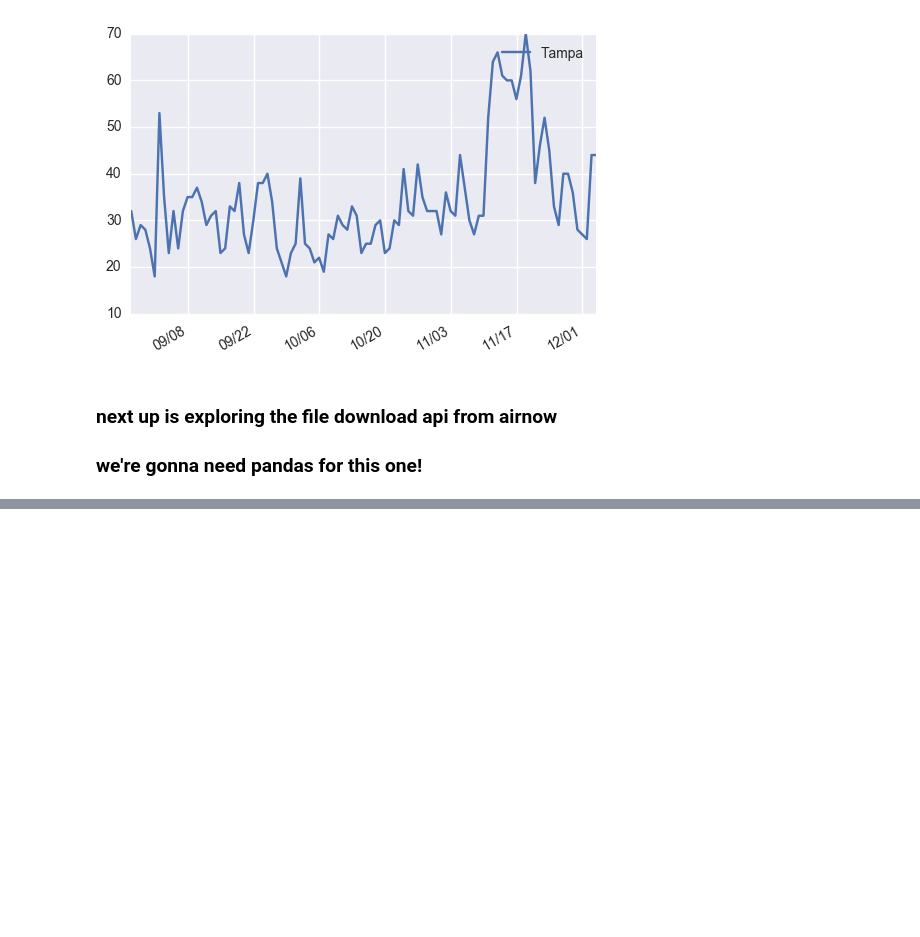
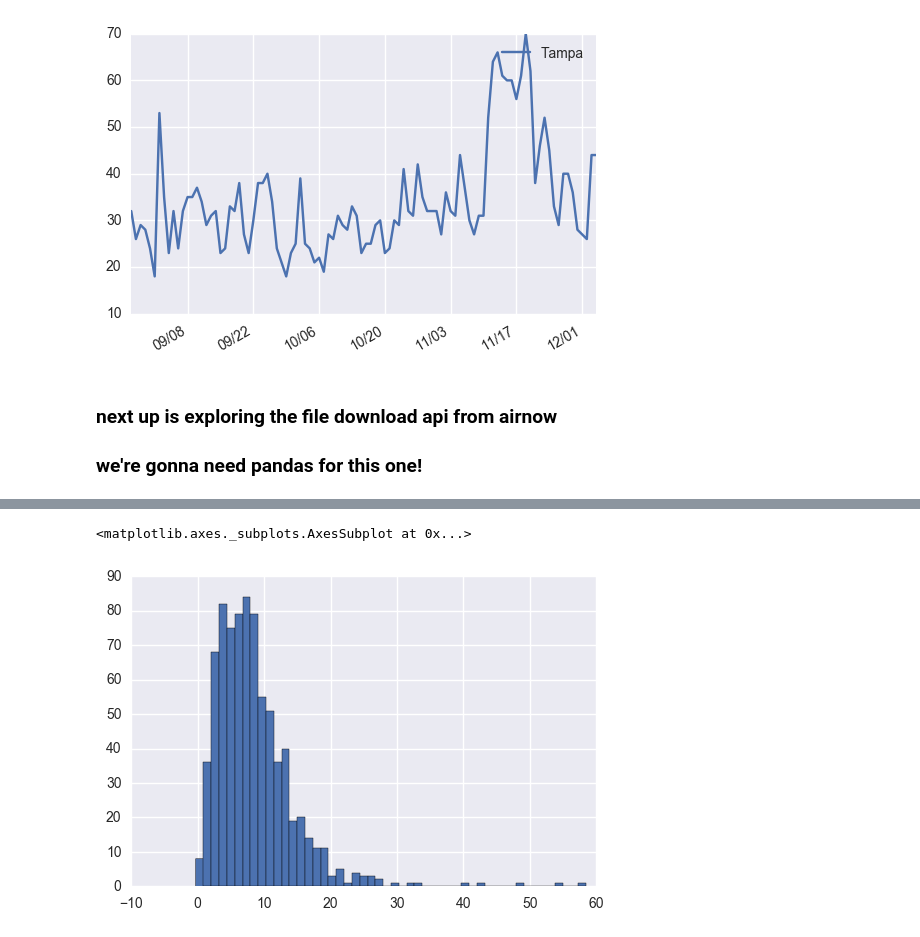
Before and after one commit to alexshepard/notebooks, a Jupyter notebook: PM25.ipynb, the cells around one changed output, grey strips where cells are left out. Saved outputs shown, nothing was run; the diff lists cells and outputs as text; code cells hidden in the pictures; blank space fills up the shorter version.

Commit message:
add some descriptive stats

```diff
--- a/PM25.ipynb
+++ b/PM25.ipynb
@@ -271,0 +298,6 @@ ohio
+# %%
+# meanwhile, let's do some desciptive stats of some of our data
+joined[pd.notnull(joined["State name"])].Value.hist(bins=50)
+# %% [output]
+<matplotlib.axes._subplots.AxesSubplot at 0x...>
+[figure, added]
```
Also changed, not shown: parts of 11 cells of this notebook.
